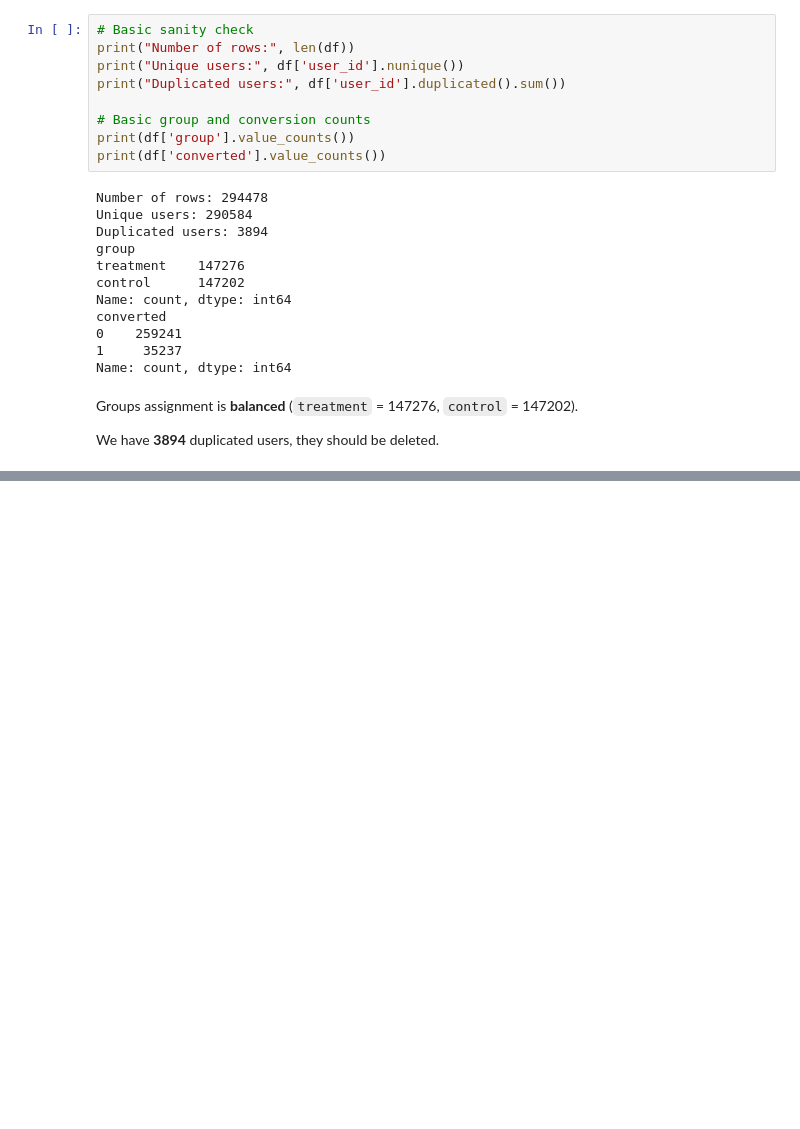
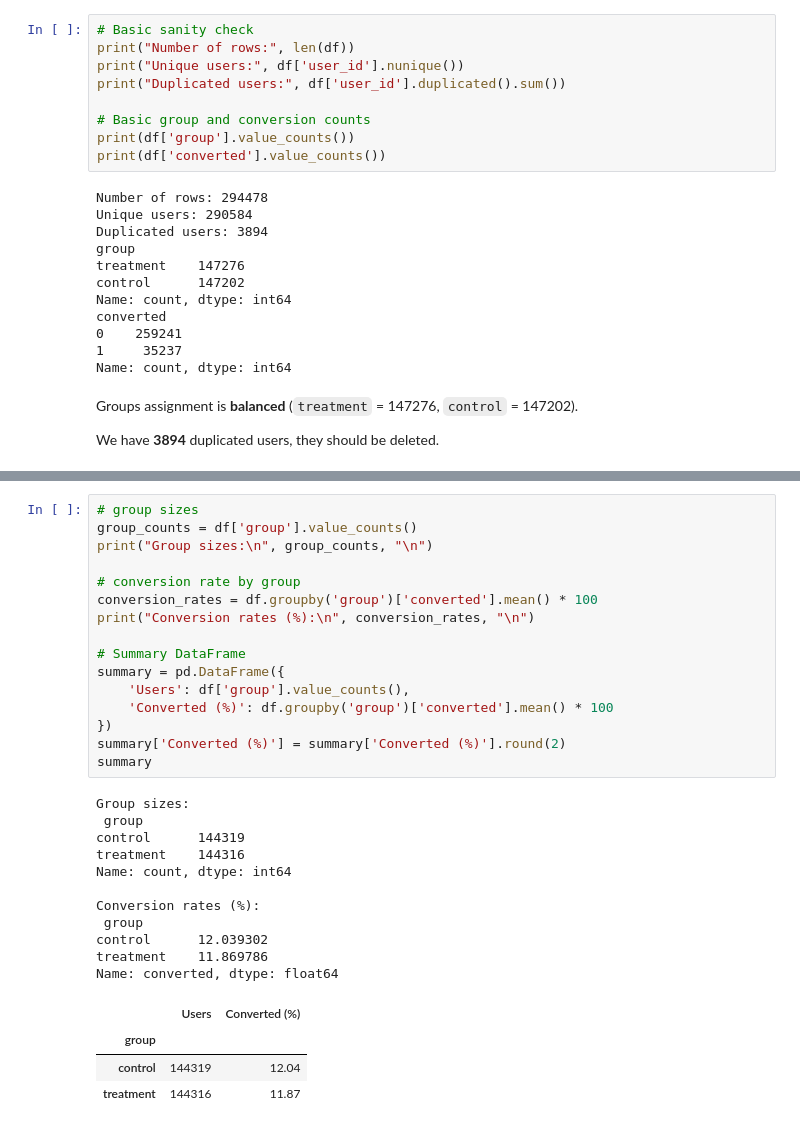
Before and after one commit to SuslovAnton/bank-landing-ab-test, a Jupyter notebook: notebooks/1_load_and_overview.ipynb, the cells around one changed output, grey strips where cells are left out. Cells and saved outputs as stored; diff of their text form; blank space fills up the shorter version.

```diff
--- a/notebooks/1_load_and_overview.ipynb
+++ b/notebooks/1_load_and_overview.ipynb
@@ -94,0 +102,32 @@ Name: count, dtype: int64
+# %%
+# group sizes
+group_counts = df['group'].value_counts()
+print("Group sizes:\n", group_counts, "\n")
+
+# conversion rate by group
+conversion_rates = df.groupby('group')['converted'].mean() * 100
+print("Conversion rates (%):\n", conversion_rates, "\n")
+
+# Summary DataFrame
+summary = pd.DataFrame({
+    'Users': df['group'].value_counts(),
+    'Converted (%)': df.groupby('group')['converted'].mean() * 100
+})
+summary['Converted (%)'] = summary['Converted (%)'].round(2)
+summary
+# %% [output]
+Group sizes:
+ group
+control      144319
+treatment    144316
+Name: count, dtype: int64
+
+Conversion rates (%):
+ group
+control      12.039302
+treatment    11.869786
+Name: converted, dtype: float64
+|  | Users | Converted (%) |
+| group |  |  |
+| control | 144319 | 12.04 |
+| treatment | 144316 | 11.87 |
```
Also changed, not shown: parts of 6 cells of this notebook, 2 other files.
